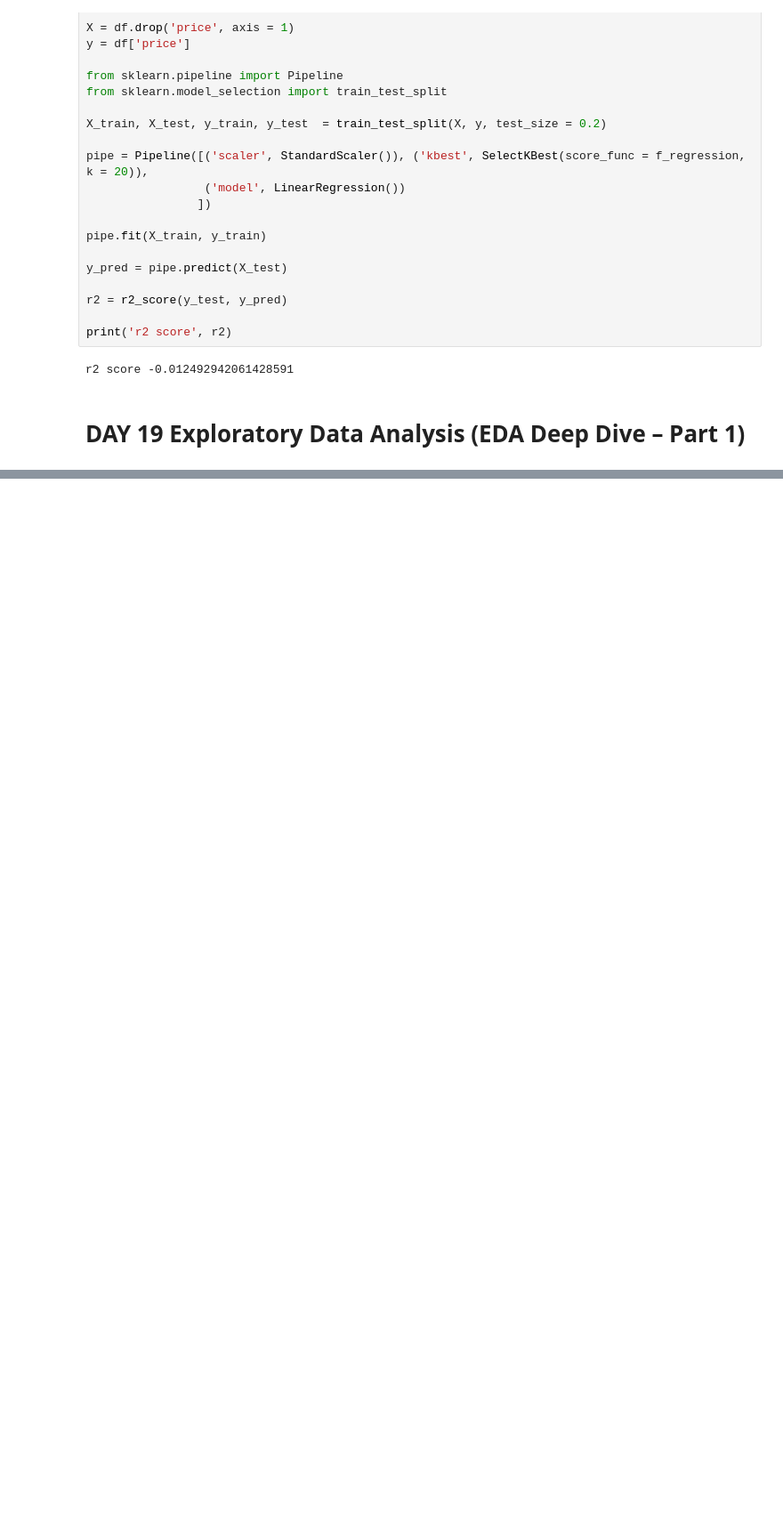
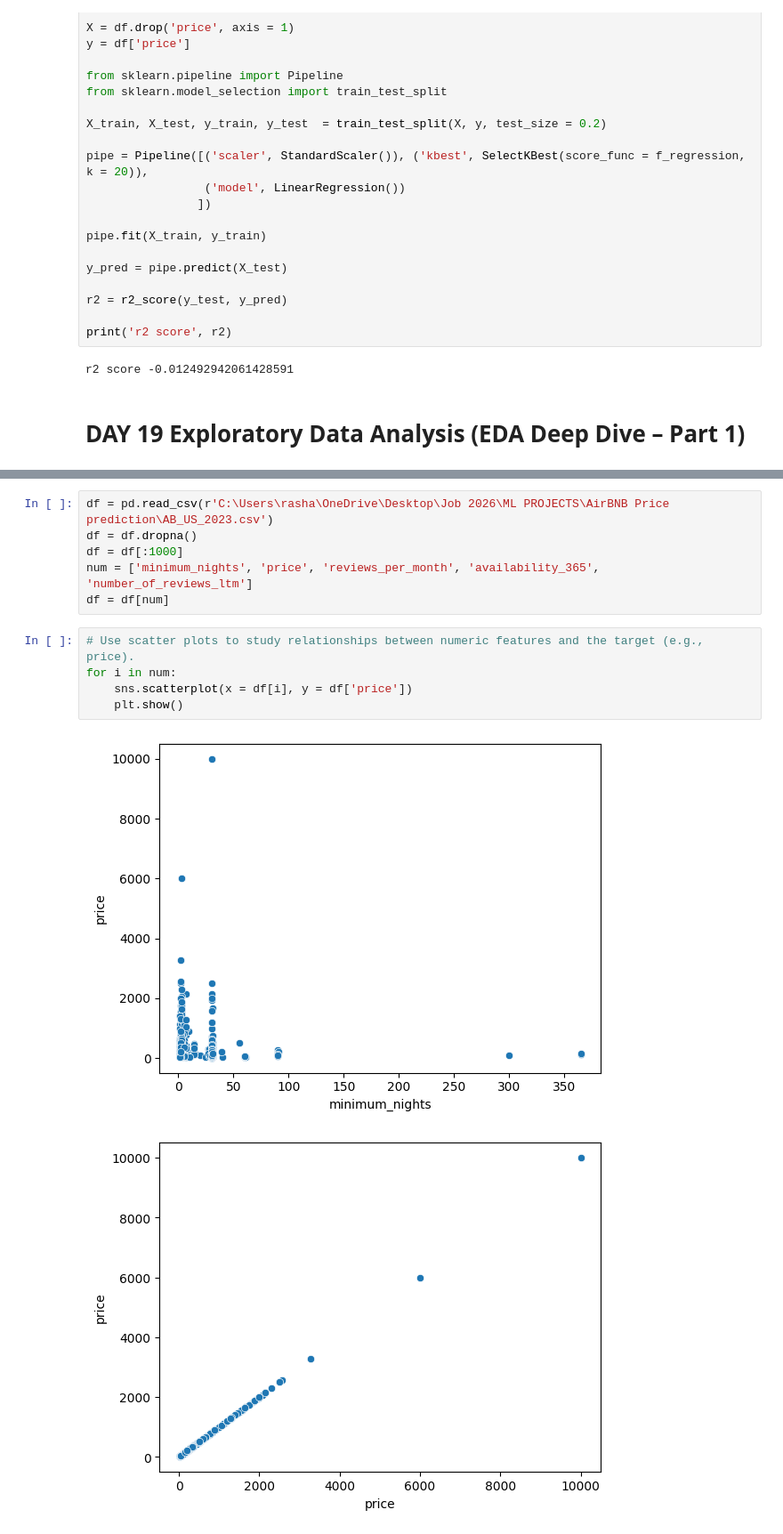
Before and after one commit to Rashmisharma0101/Python-Basics, a Jupyter notebook: Python-practice1month-24oct.ipynb, the cells around one changed output, grey strips where cells are left out. Shown at 89% size. Drawn from its saved outputs; the diff is of its cells as text; blank space fills up the shorter version.

```diff
--- a/Python-practice1month-24oct.ipynb
+++ b/Python-practice1month-24oct.ipynb
@@ -2283,0 +2398,14 @@ r2 score -0.012492942061428591
+# %%
+df = pd.read_csv(r'C:\Users\rasha\OneDrive\Desktop\Job 2026\ML PROJECTS\AirBNB Price prediction\AB_US_2023.csv')
+df = df.dropna()
+df = df[:1000]
+num = ['minimum_nights', 'price', 'reviews_per_month', 'availability_365', 'number_of_reviews_ltm']
+df = df[num]
+# %%
+# Use scatter plots to study relationships between numeric features and the target (e.g., price).
+for i in num:
+    sns.scatterplot(x = df[i], y = df['price'])
+    plt.show()
+# %% [output]
+[figure, added]
+[figure, added]
```
Also changed, not shown: parts of 28 cells of this notebook.
